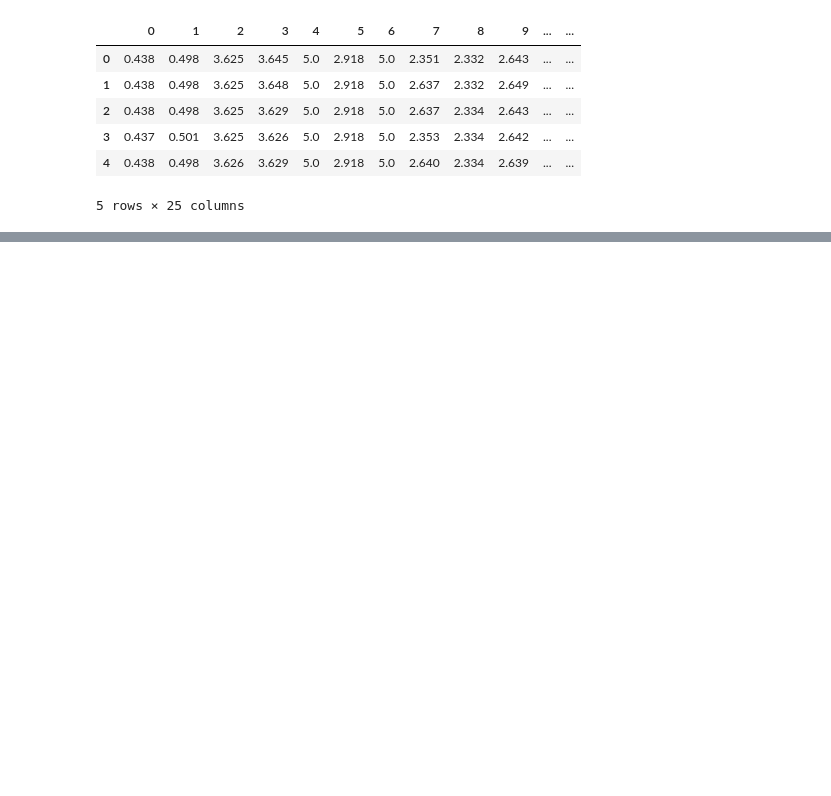
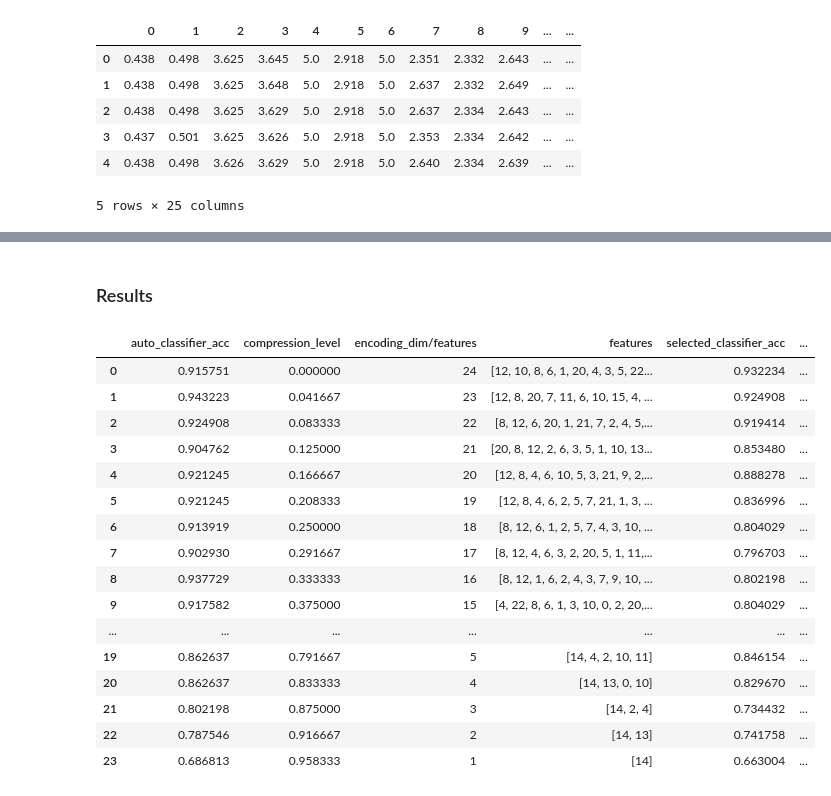
Before and after one commit to philippgrafendorfe/stackedautoencoders, a Jupyter notebook: ROBO_Autoencoder.ipynb, the cells around one changed output, grey strips where cells are left out. Cells and saved outputs as stored; diff of their text form; code cells hidden in the pictures; blank space fills up the shorter version.

```diff
--- a/ROBO_Autoencoder.ipynb
+++ b/ROBO_Autoencoder.ipynb
@@ -171,0 +391,24 @@ print(np.mean(score))
+# %% [markdown]
+### Results
+# %%
+result_df = pd.DataFrame(result2)
+result_df['neural_net_acc'] = 0.949938949939
+result_df
+# %% [output]
+|  | auto_classifier_acc | compression_level | encoding_dim/features | features | selected_classifier_acc | ... |
+| 0 | 0.915751 | 0.000000 | 24 | [12, 10, 8, 6, 1, 20, 4, 3, 5, 22... | 0.932234 | ... |
+| 1 | 0.943223 | 0.041667 | 23 | [12, 8, 20, 7, 11, 6, 10, 15, 4, ... | 0.924908 | ... |
+| 2 | 0.924908 | 0.083333 | 22 | [8, 12, 6, 20, 1, 21, 7, 2, 4, 5,... | 0.919414 | ... |
+| 3 | 0.904762 | 0.125000 | 21 | [20, 8, 12, 2, 6, 3, 5, 1, 10, 13... | 0.853480 | ... |
+| 4 | 0.921245 | 0.166667 | 20 | [12, 8, 4, 6, 10, 5, 3, 21, 9, 2,... | 0.888278 | ... |
+| 5 | 0.921245 | 0.208333 | 19 | [12, 8, 4, 6, 2, 5, 7, 21, 1, 3, ... | 0.836996 | ... |
+| 6 | 0.913919 | 0.250000 | 18 | [8, 12, 6, 1, 2, 5, 7, 4, 3, 10, ... | 0.804029 | ... |
+| 7 | 0.902930 | 0.291667 | 17 | [8, 12, 4, 6, 3, 2, 20, 5, 1, 11,... | 0.796703 | ... |
+| 8 | 0.937729 | 0.333333 | 16 | [8, 12, 1, 6, 2, 4, 3, 7, 9, 10, ... | 0.802198 | ... |
+| 9 | 0.917582 | 0.375000 | 15 | [4, 22, 8, 6, 1, 3, 10, 0, 2, 20,... | 0.804029 | ... |
+| ... | ... | ... | ... | ... | ... | ... |
+| 19 | 0.862637 | 0.791667 | 5 | [14, 4, 2, 10, 11] | 0.846154 | ... |
+| 20 | 0.862637 | 0.833333 | 4 | [14, 13, 0, 10] | 0.829670 | ... |
+| 21 | 0.802198 | 0.875000 | 3 | [14, 2, 4] | 0.734432 | ... |
+| 22 | 0.787546 | 0.916667 | 2 | [14, 13] | 0.741758 | ... |
+| 23 | 0.686813 | 0.958333 | 1 | [14] | 0.663004 | ... |
```
Also changed, not shown: parts of 55 cells of this notebook, 7 other files.
